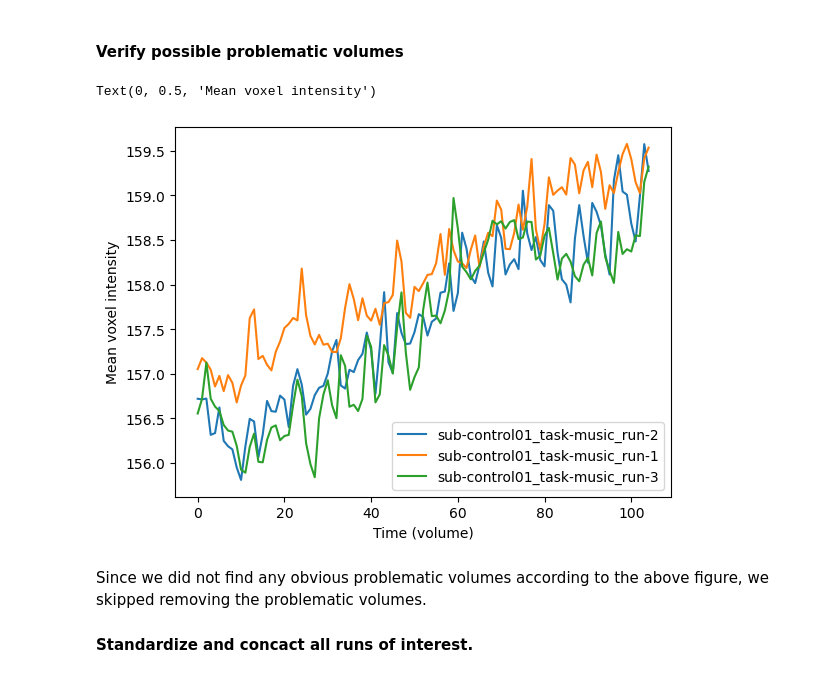
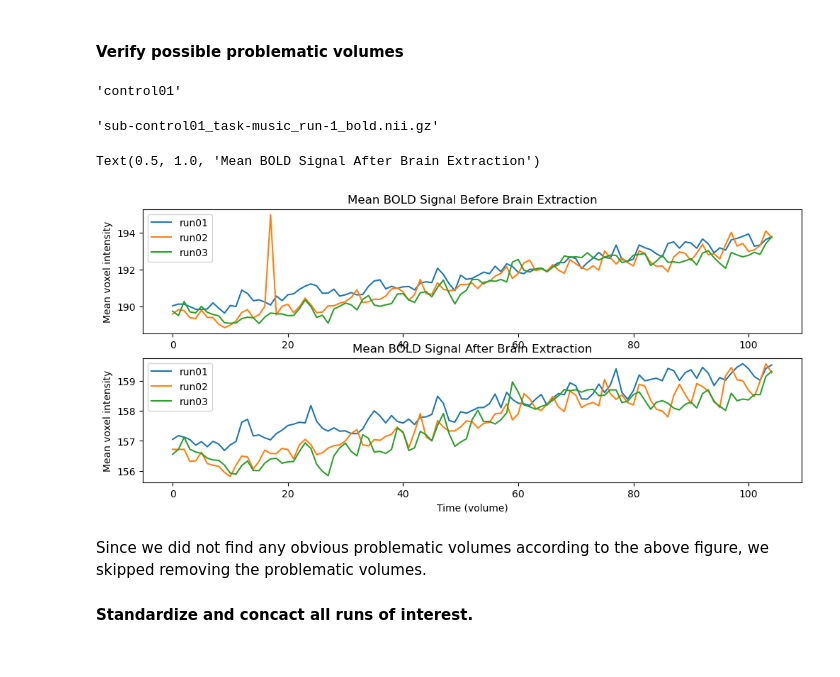
Before and after one commit to ZyLiao-0011/NSSP, a Jupyter notebook: miniproject-part1.ipynb, the cells around one changed output. Saved outputs shown, nothing was run; the diff lists cells and outputs as text; code cells hidden in the pictures.

Commit message:
[Ongoing] Updated codes about preprocessing

```diff
--- a/miniproject-part1.ipynb
+++ b/miniproject-part1.ipynb
@@ -360,24 +348,36 @@ Warning: An input intended to be a single 3D volume has multiple timepoints. Inp
 Done with BET.
 # %% [markdown]
 #### Verify possible problematic volumes
+# %%
+subject
+# %% [output]
+'control01'
+# %%
+file
+# %% [output]
+'sub-control01_task-music_run-1_bold.nii.gz'
 # %%
 # Visualize mean voxel intensity of bold files
 import matplotlib.pyplot as plt
 
-for file in os.listdir(op.join(preproc_root, 'sub-control01','func')):
-    if '_task-music_run' in file and file.endswith('_bold.nii.gz'):
-        filename = op.join(preproc_root, 'sub-control01','func',file)
+plt.figure(figsize=(12, 5))
+plt.subplot(2, 1, 1)
+for run_idx in range(1, 3+1):
+    plt.plot(nib.load(op.join(bids_root, f'sub-{subject}','func', f'sub-control01_task-music_run-{run_idx}_bold.nii.gz')).get_fdata().mean(axis=(0,1,2)), label=f'run0{run_idx}')
+plt.legend()
+plt.ylabel('Mean voxel intensity')
+plt.title('Mean BOLD Signal Before Brain Extraction')
 
-        mean_intensity = nib.load(filename).get_fdata().mean(axis=(0,1,2))
-
-        plt.plot(mean_intensity,label = file.replace('_bold.nii.gz',''))
-
+plt.subplot(2, 1, 2)
+for run_idx in range(1, 3+1):
+    plt.plot(nib.load(op.join(preproc_root, f'sub-{subject}','func', f'sub-control01_task-music_run-{run_idx}_bold.nii.gz')).get_fdata().mean(axis=(0,1,2)), label=f'run0{run_idx}')
 plt.legend()
 plt.xlabel('Time (volume)')
 plt.ylabel('Mean voxel intensity')
+plt.title('Mean BOLD Signal After Brain Extraction')
 # %% [output]
-Text(0, 0.5, 'Mean voxel intensity')
+Text(0.5, 1.0, 'Mean BOLD Signal After Brain Extraction')
-[figure, old version]
+[figure, new version]
 # %% [markdown]
 Since we did not find any obvious problematic volumes according to the above figure, we skipped removing the problematic volumes.
 
```
Also changed, not shown: parts of 3 cells of this notebook, 32 other files.
